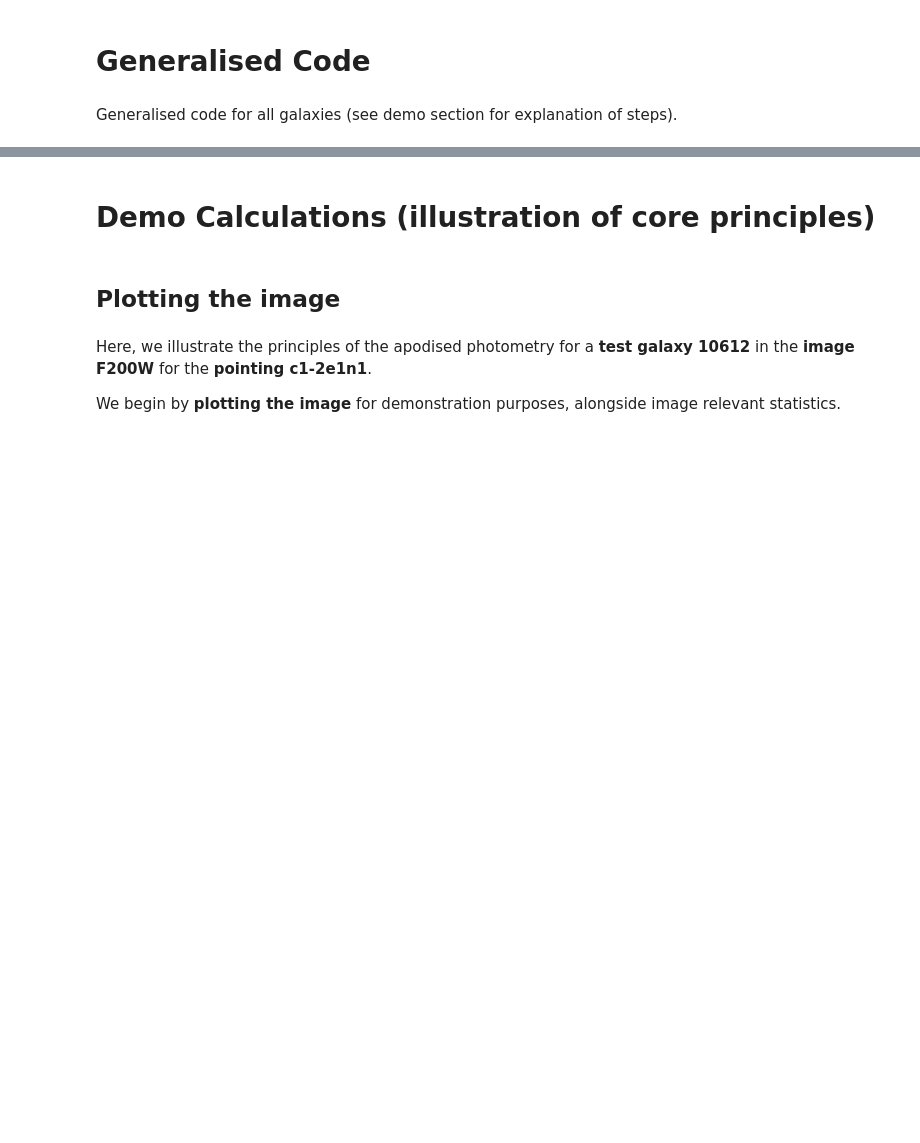
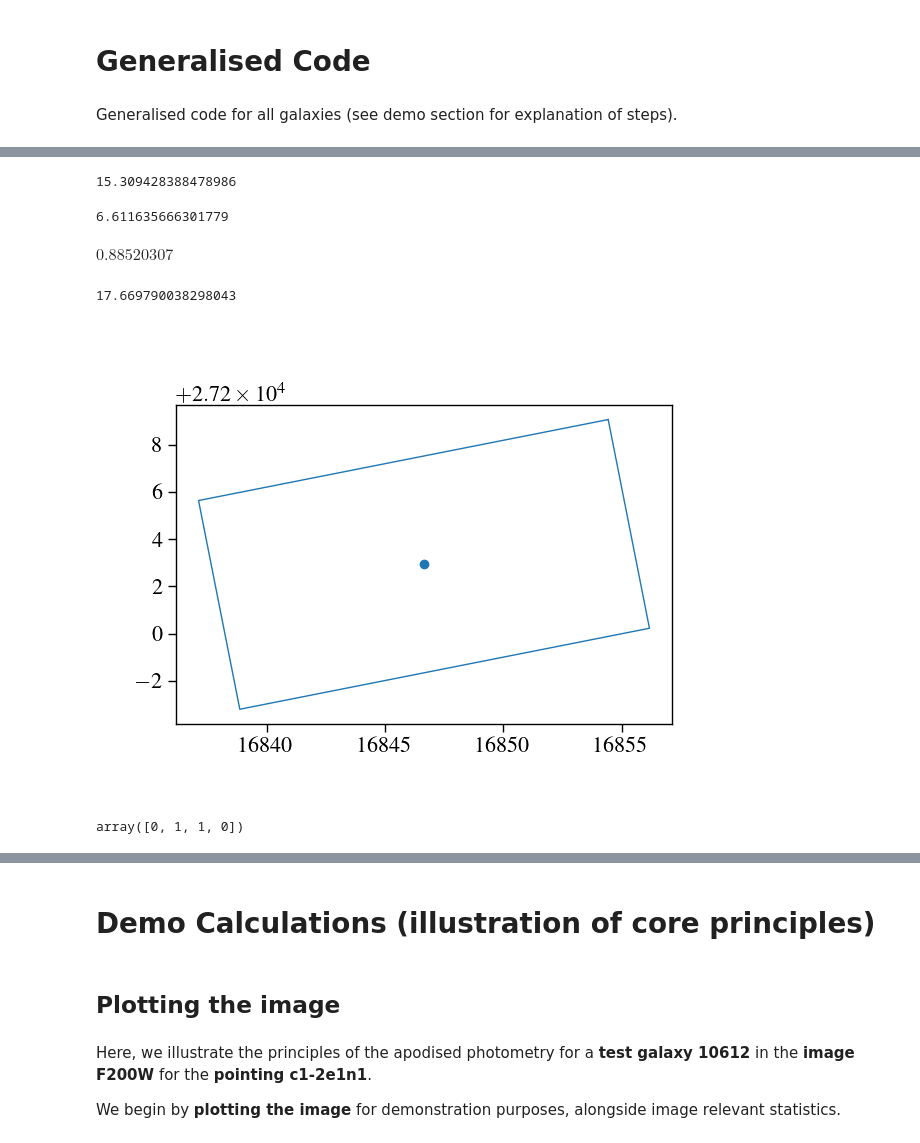
Before and after one commit to ImaanBontle/apo-phot, a Jupyter notebook: Apo_Phot.ipynb, the cells around one changed output, grey strips where cells are left out. Drawn from its saved outputs; the diff is of its cells as text; code cells hidden in the pictures; blank space fills up the shorter version.

```diff
--- a/Apo_Phot.ipynb
+++ b/Apo_Phot.ipynb
@@ -197,3 +216,5 @@ print("Done.")
 # Generalised Code
 # %% [markdown]
 Generalised code for all galaxies (see demo section for explanation of steps).
+# %%
+wcs_test = WCS(Longlist['F150W']['SCI']['header'])
@@ -199,0 +242,67 @@ Generalised code for all galaxies (see demo section for explanation of steps).
+# %%
+np.sqrt(
+        (16854.46317764 - 16839.18555518) ** 2 + (27205.73630005 - 27206.72263141) ** 2
+    )
+# %% [output]
+15.309428388478986
+# %%
+np.sqrt(
+        (16854.09038857 - 16854.46317764) ** 2 + (27199.13518238 - 27205.73630005) ** 2
+    )
+# %% [output]
+6.611635666301779
+# %%
+np.cos(abs(test_ref_phys[1]))
+# %% [output]
+$0.88520307 \; \mathrm{}$
+# %%
+np.sqrt((test_array[1][0] - test_array[0][0])**2 + (test_array[1][1] - test_array[0][1])**2)
+# %% [output]
+17.669790038298043
+# %%
+plt.close("all")
+test_dims = np.array([(0.20 * u.arcsec).to(u.degree).value, (0.46 * u.arcsec).to(u.degree).value]) * u.degree
+test_dims = np.array([(0.27 * u.arcsec).to(u.degree).value, (0.53 * u.arcsec).to(u.degree).value]) * u.degree
+test_theta = 86.5891
+rot_array = np.array(
+    [
+        [np.cos(test_theta), -np.sin(test_theta)],
+        [np.sin(test_theta), np.cos(test_theta)],
+    ]
+)
+test_ref_phys = wcs_test.pixel_to_world_values(16846.63797212095, 27202.928904312637) * u.deg
+test_array = np.array([[0,0], [0,1], [1,1], [1,0], [0,0]])
+test_ref = np.array([0.5, 0.5])
+test_array = test_array - test_ref
+test_ref = test_ref - test_ref
+test_array = np.array([item * test_dims for item in test_array]) * u.deg
+test_ref = test_ref * test_dims
+test_array = np.array(
+    [np.matmul(item, rot_array) for item in test_array]
+) * u.deg
+test_array = np.array(
+    [
+        item * np.array([1 / np.cos(test_ref_phys[1]), 1])
+        for item in test_array
+    ]
+)
+test_array = (
+    np.array([test_ref_phys - item * u.degree for item in test_array])
+    * u.degree
+)
+test_ref = test_ref_phys - test_ref
+test_array = np.array(
+    [SkyCoord(ra=item[0], dec=item[1]) for item in test_array]
+)
+test_ref = SkyCoord(ra=test_ref[0], dec=test_ref[1])
+test_array = np.array([wcs_test.world_to_pixel(item) for item in test_array])
+test_ref = wcs_test.world_to_pixel(test_ref)
+plt.plot(test_array.transpose()[0], test_array.transpose()[1])
+plt.scatter(test_ref[0], test_ref[1])
+plt.gca().set_aspect('equal')
+# %% [output]
+[figure, added]
+# %%
+test_array.transpose()[1]
+# %% [output]
+array([0, 1, 1, 0])
```
Also changed, not shown: parts of 8 cells of this notebook, 2 other files.
